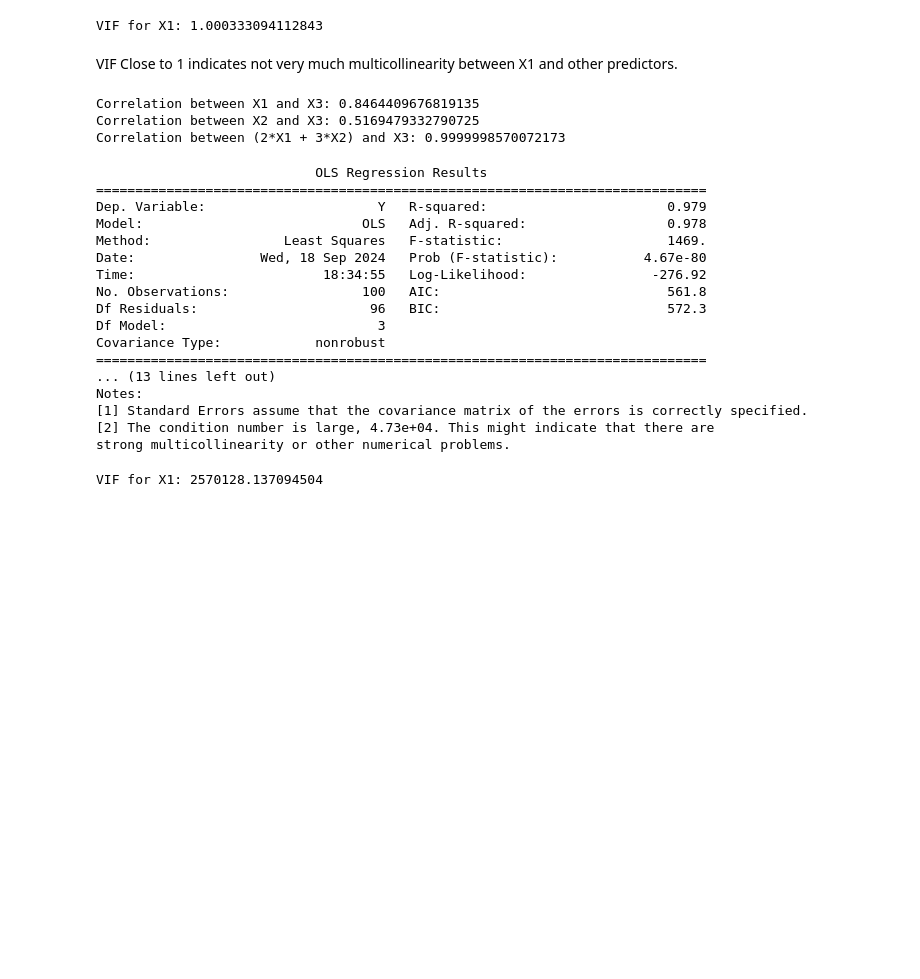
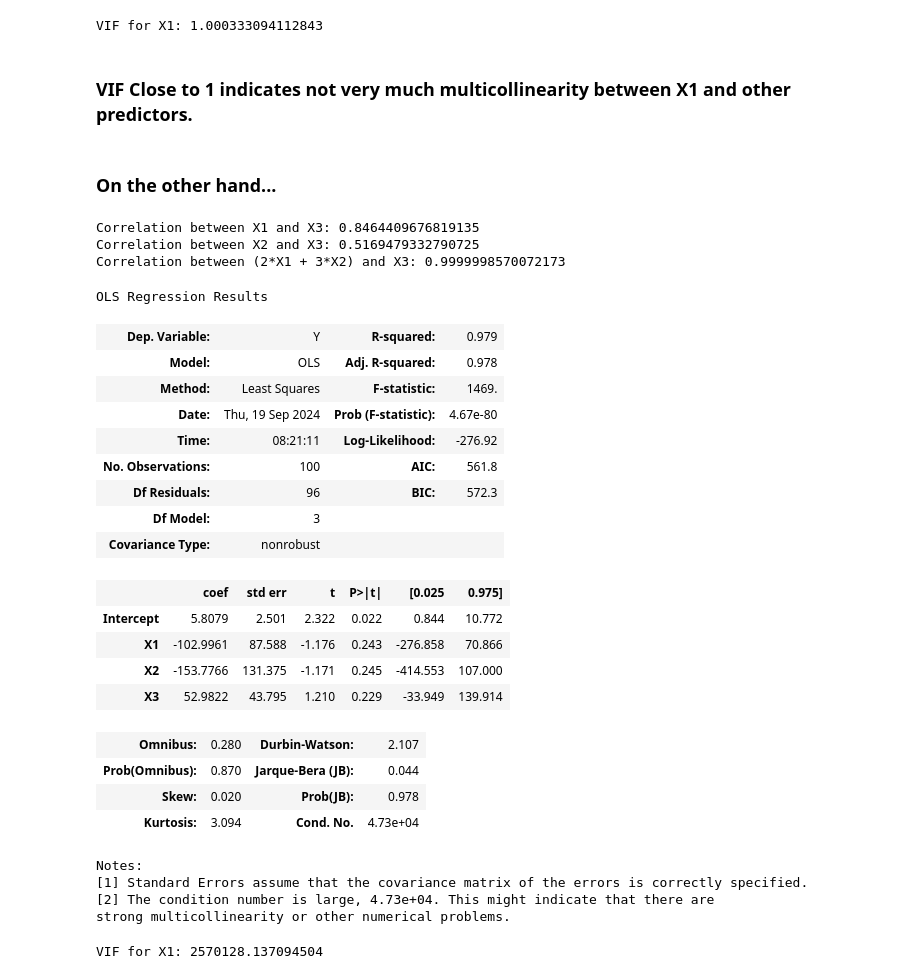
Before and after one commit to codycarroll/regression_f24, a Jupyter notebook: Code/multicollinearity_toy_ex.ipynb, the cells around one changed output. Drawn from its saved outputs; the diff is of its cells as text; code cells hidden in the pictures; blank space fills up the shorter version.

Commit message:
multi collin and inf points notebooks update

```diff
--- a/Code/multicollinearity_toy_ex.ipynb
+++ b/Code/multicollinearity_toy_ex.ipynb
@@ -271,7 +273,9 @@ print(f'VIF for X1: {vif_j_x1}')
 # %% [output]
 VIF for X1: 1.000333094112843
 # %% [markdown]
-VIF Close to 1 indicates not very much multicollinearity between X1 and other predictors.
+### VIF Close to 1 indicates not very much multicollinearity between X1 and other predictors.
+# %% [markdown]
+### On the other hand...
 # %%
 
 # Creating a nearly perfectly collinear variable X3
@@ -291,25 +295,31 @@ Correlation between (2*X1 + 3*X2) and X3: 0.9999998570072173
 # %%
 # Linear model with X1, X2, and X3
 mod2 = ols('Y ~ X1 + X2 + X3', data=df_vif).fit()
-print(mod2.summary())
+mod2.summary()
 # %% [output]
-                            OLS Regression Results
-==============================================================================
-Dep. Variable:                      Y   R-squared:                       0.979
-Model:                            OLS   Adj. R-squared:                  0.978
-Method:                 Least Squares   F-statistic:                     1469.
-Date:                Wed, 18 Sep 2024   Prob (F-statistic):           4.67e-80
-Time:                        18:34:55   Log-Likelihood:                -276.92
-No. Observations:                 100   AIC:                             561.8
-Df Residuals:                      96   BIC:                             572.3
-Df Model:                           3
-Covariance Type:            nonrobust
-==============================================================================
-... (13 lines left out)
-Notes:
-[1] Standard Errors assume that the covariance matrix of the errors is correctly specified.
-[2] The condition number is large, 4.73e+04. This might indicate that there are
-strong multicollinearity or other numerical problems.
+OLS Regression Results
+| Dep. Variable: | Y | R-squared: | 0.979 |
+| Model: | OLS | Adj. R-squared: | 0.978 |
+| Method: | Least Squares | F-statistic: | 1469. |
+| Date: | Thu, 19 Sep 2024 | Prob (F-statistic): | 4.67e-80 |
+| Time: | 08:21:11 | Log-Likelihood: | -276.92 |
+| No. Observations: | 100 | AIC: | 561.8 |
+| Df Residuals: | 96 | BIC: | 572.3 |
+| Df Model: | 3 |  |  |
+| Covariance Type: | nonrobust |  |  |
+|  | coef | std err | t | P>|t| | [0.025 | 0.975] |
+| Intercept | 5.8079 | 2.501 | 2.322 | 0.022 | 0.844 | 10.772 |
+| X1 | -102.9961 | 87.588 | -1.176 | 0.243 | -276.858 | 70.866 |
+| X2 | -153.7766 | 131.375 | -1.171 | 0.245 | -414.553 | 107.000 |
+| X3 | 52.9822 | 43.795 | 1.210 | 0.229 | -33.949 | 139.914 |
+| Omnibus: | 0.280 | Durbin-Watson: | 2.107 |
+| Prob(Omnibus): | 0.870 | Jarque-Bera (JB): | 0.044 |
+| Skew: | 0.020 | Prob(JB): | 0.978 |
+| Kurtosis: | 3.094 | Cond. No. | 4.73e+04 |
+Notes:
+[1] Standard Errors assume that the covariance matrix of the errors is correctly specified.
+[2] The condition number is large, 4.73e+04. This might indicate that there are
+strong multicollinearity or other numerical problems.
 # %%
 # VIF calculation for X1
 vif_model_X1 = ols('X1 ~ X2 + X3', data=df_vif).fit()
```
Also changed, not shown: parts of 6 cells of this notebook, 1 other file.
